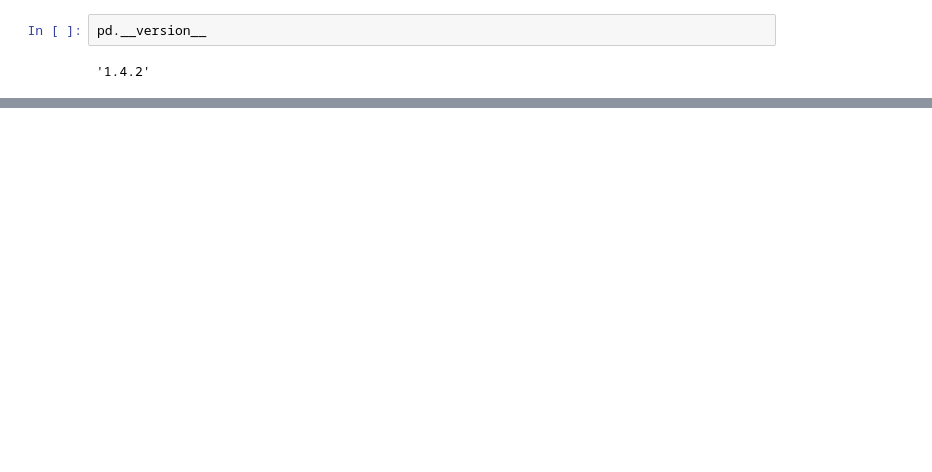
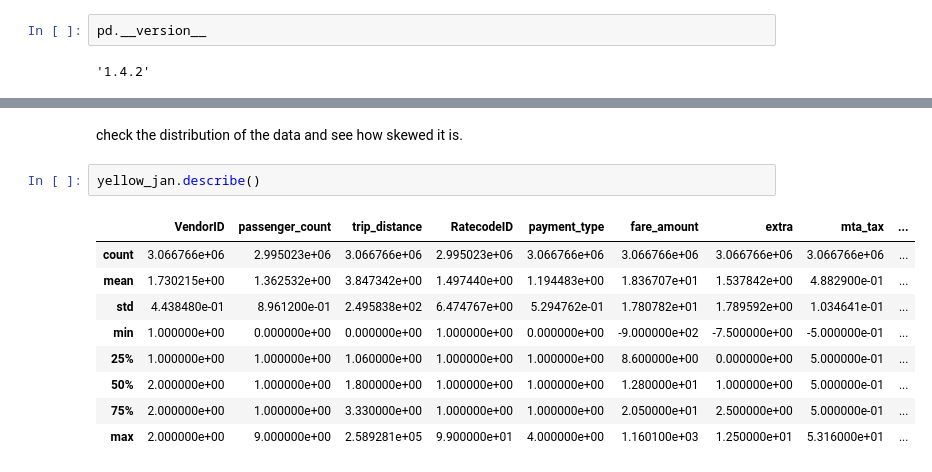
Before and after one commit to sheyijojo/my_mlops_bootcamp, a Jupyter notebook: homework.ipynb, the cells around one changed output, grey strips where cells are left out. Drawn from its saved outputs; the diff is of its cells as text; blank space fills up the shorter version.

```diff
--- a/homework.ipynb
+++ b/homework.ipynb
@@ -23,0 +118,14 @@ sklearn.__version__
+# %% [markdown]
+check the distribution of the data and see how skewed it is.
+# %%
+yellow_jan.describe()
+# %% [output]
+|  | VendorID | passenger_count | trip_distance | RatecodeID | payment_type | fare_amount | extra | mta_tax | ... |
+| count | 3.066766e+06 | 2.995023e+06 | 3.066766e+06 | 2.995023e+06 | 3.066766e+06 | 3.066766e+06 | 3.066766e+06 | 3.066766e+06 | ... |
+| mean | 1.730215e+00 | 1.362532e+00 | 3.847342e+00 | 1.497440e+00 | 1.194483e+00 | 1.836707e+01 | 1.537842e+00 | 4.882900e-01 | ... |
+| std | 4.438480e-01 | 8.961200e-01 | 2.495838e+02 | 6.474767e+00 | 5.294762e-01 | 1.780782e+01 | 1.789592e+00 | 1.034641e-01 | ... |
+| min | 1.000000e+00 | 0.000000e+00 | 0.000000e+00 | 1.000000e+00 | 0.000000e+00 | -9.000000e+02 | -7.500000e+00 | -5.000000e-01 | ... |
+| 25% | 1.000000e+00 | 1.000000e+00 | 1.060000e+00 | 1.000000e+00 | 1.000000e+00 | 8.600000e+00 | 0.000000e+00 | 5.000000e-01 | ... |
+| 50% | 2.000000e+00 | 1.000000e+00 | 1.800000e+00 | 1.000000e+00 | 1.000000e+00 | 1.280000e+01 | 1.000000e+00 | 5.000000e-01 | ... |
+| 75% | 2.000000e+00 | 1.000000e+00 | 3.330000e+00 | 1.000000e+00 | 1.000000e+00 | 2.050000e+01 | 2.500000e+00 | 5.000000e-01 | ... |
+| max | 2.000000e+00 | 9.000000e+00 | 2.589281e+05 | 9.900000e+01 | 4.000000e+00 | 1.160100e+03 | 1.250000e+01 | 5.316000e+01 | ... |
```
Also changed, not shown: parts of 27 cells of this notebook, 4 other files.
